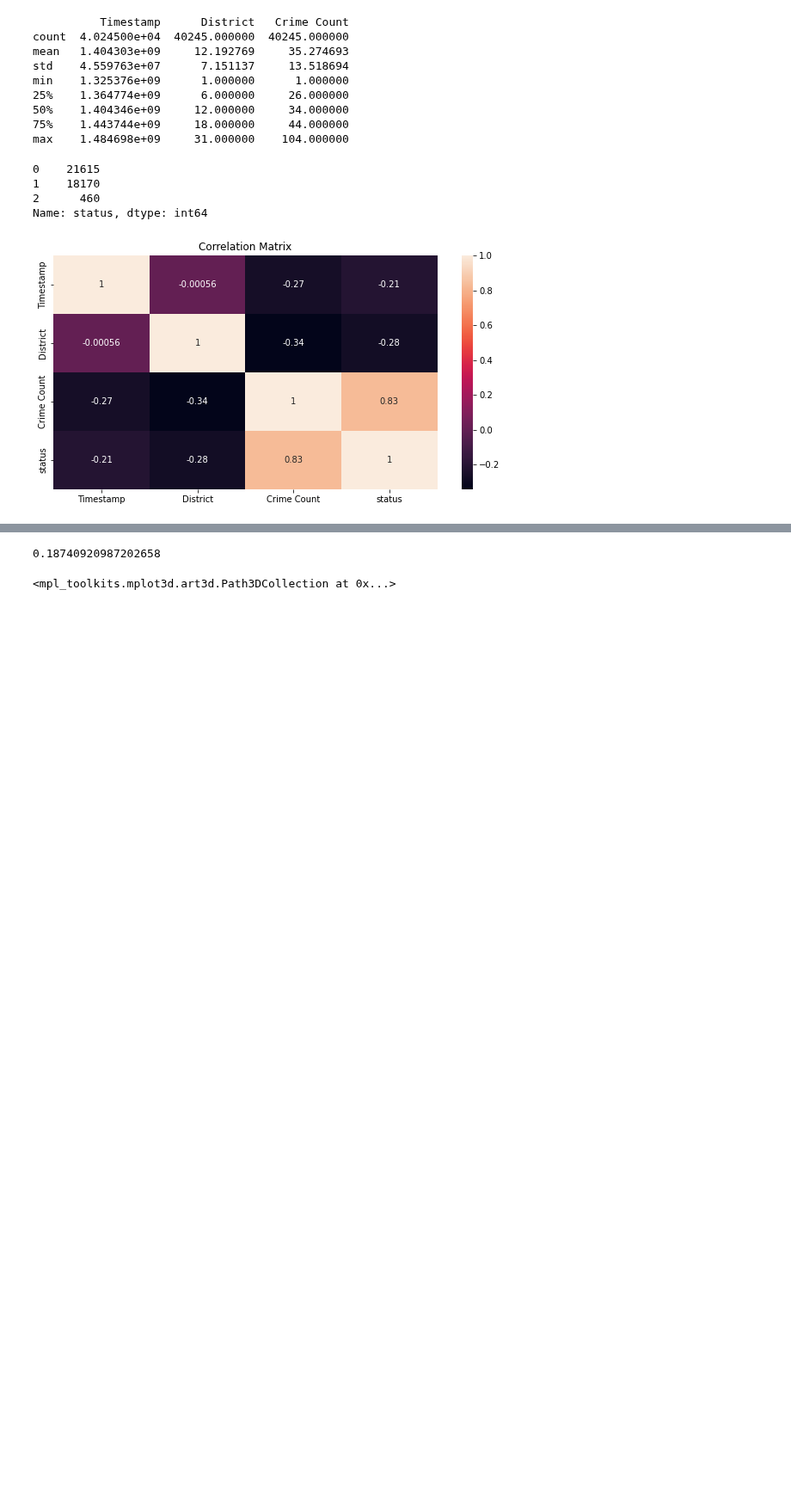
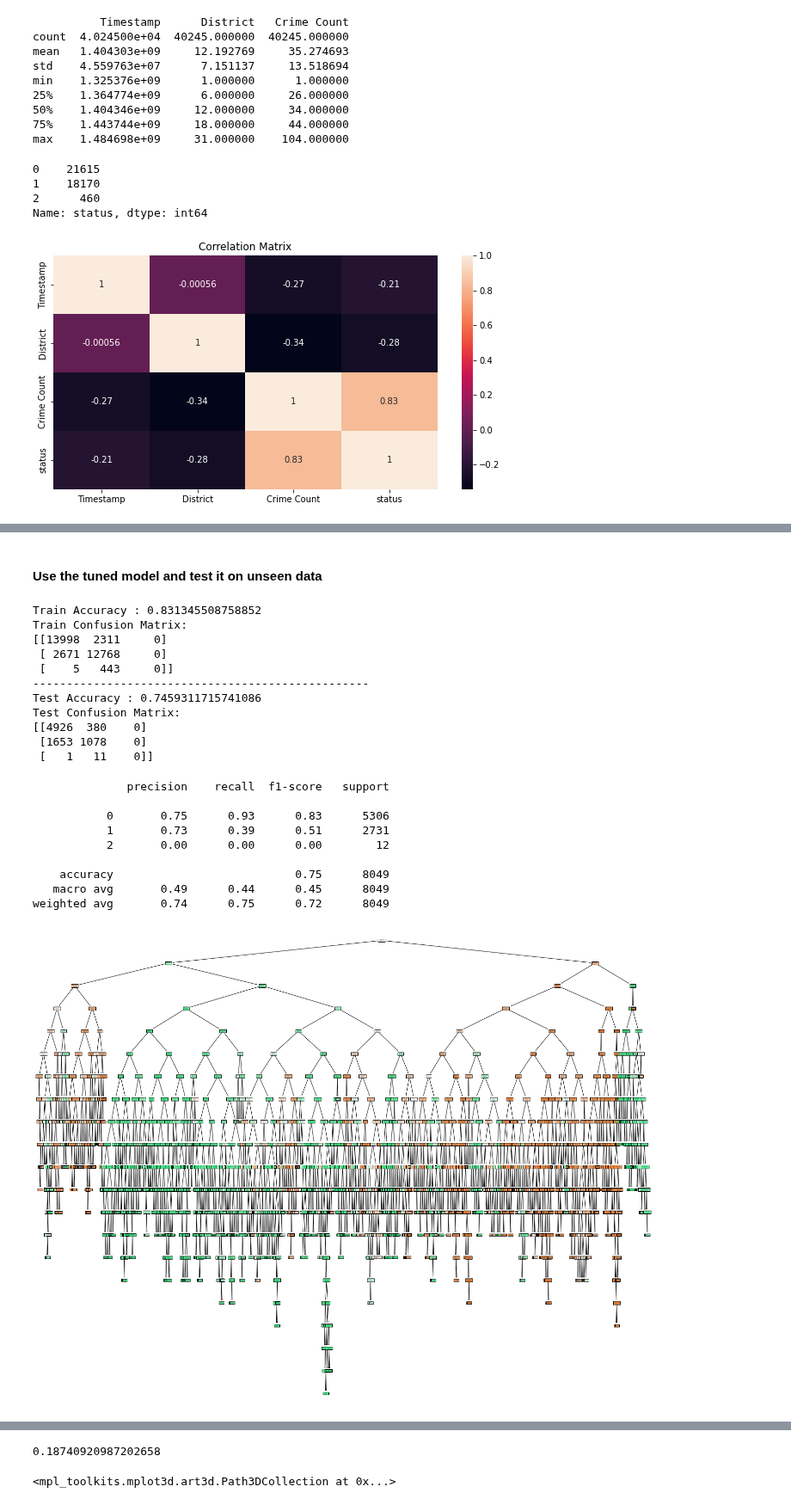
Before and after one commit to anto8460/chicago_project, a Jupyter notebook: chicago_project/ak_implementation.ipynb, the cells around one changed output, grey strips where cells are left out. Shown at 86% size. Saved outputs shown, nothing was run; the diff lists cells and outputs as text; code cells hidden in the pictures; blank space fills up the shorter version.

Commit message:
trained and tuned the decision tree

```diff
--- a/chicago_project/ak_implementation.ipynb
+++ b/chicago_project/ak_implementation.ipynb
@@ -366,11 +368,11 @@ plt.show()
 set_size = len(test_df)
 train_size = int(set_size * 0.6)
 test_size = int(set_size * 0.2)
-train_series, test_series, validation_series = test_df[0:train_size], test_df[
+train_series, validation_series, test_series = test_df[0:train_size], test_df[
     train_size:train_size+test_size], test_df[train_size+test_size:]
 
 print(f'Size of Training set: {train_series.shape}')
+print(f'Size of Validation set: {validation_series.shape}')
 print(f'Size of Testing set: {test_series.shape}')
-print(f'Size of Validation set: {validation_series.shape}')
 # %% [output]
 Size of Training set: (24147, 4)
@@ -438,0 +544,54 @@ UAR -> 1.6578772528018968
+# %% [markdown]
+#### Use the tuned model and test it on unseen data
+# %%
+
+def evaluate_model(dt_classifier, X_train_validation_set, y_train_validation_set, X_test_set, y_test_set):
+    y_train_valid_predict = dt_classifier.predict(X_train_validation_set)
+    y_test_predict = dt_classifier.predict(X_test_set)
+    print("Train Accuracy :", accuracy_score(
+        y_train_validation_set, y_train_valid_predict))
+    print("Train Confusion Matrix:")
+    print(confusion_matrix(y_train_validation_set, y_train_valid_predict))
+    print("-"*50)
+    print("Test Accuracy :", accuracy_score(
+        y_test_set, y_test_predict))
+    print("Test Confusion Matrix:")
+    print(confusion_matrix(y_test_set, y_test_predict))
+
+
+evaluate_model(dt_best, X, y, X_test, y_test)
+
+
+def get_dt_graph(dt_classifier):
+    fig = plt.figure(figsize=(25, 20))
+    _ = tree.plot_tree(dt_classifier,
+                       feature_names=X.columns,
+                       class_names=['Low', "Medium", "High"],
+                       filled=True)
+
+
+get_dt_graph(dt_best)
+
+print(classification_report(y_test, dt_best.predict(X_test)))
+# %% [output]
+Train Accuracy : 0.831345508758852
+Train Confusion Matrix:
+[[13998  2311     0]
+ [ 2671 12768     0]
+ [    5   443     0]]
+--------------------------------------------------
+Test Accuracy : 0.7459311715741086
+Test Confusion Matrix:
+[[4926  380    0]
+ [1653 1078    0]
+ [   1   11    0]]
+              precision    recall  f1-score   support
+
+           0       0.75      0.93      0.83      5306
+           1       0.73      0.39      0.51      2731
+           2       0.00      0.00      0.00        12
+
+    accuracy                           0.75      8049
+   macro avg       0.49      0.44      0.45      8049
+weighted avg       0.74      0.75      0.72      8049
+[figure, added]
```
Also changed, not shown: parts of 15 cells of this notebook.
